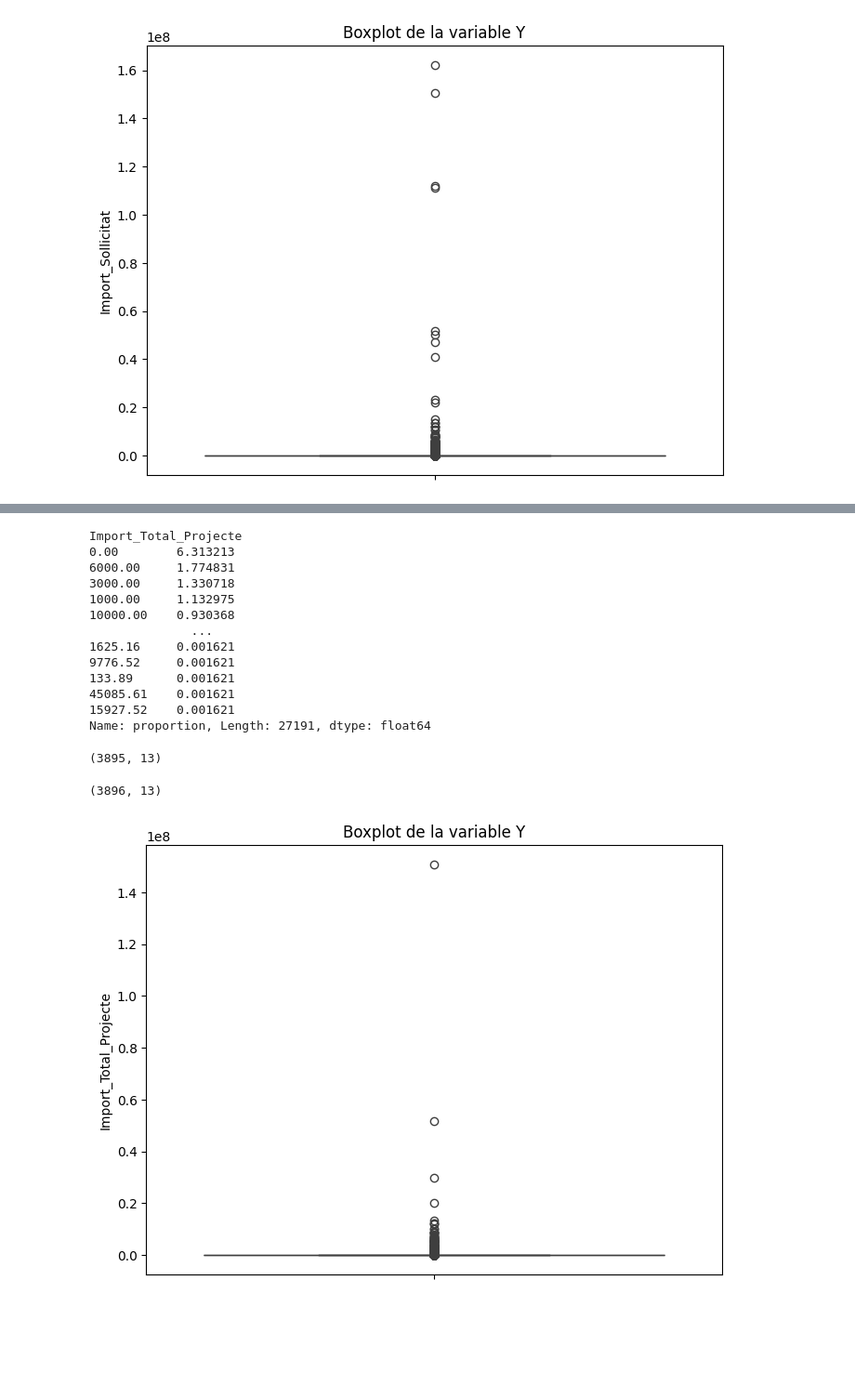
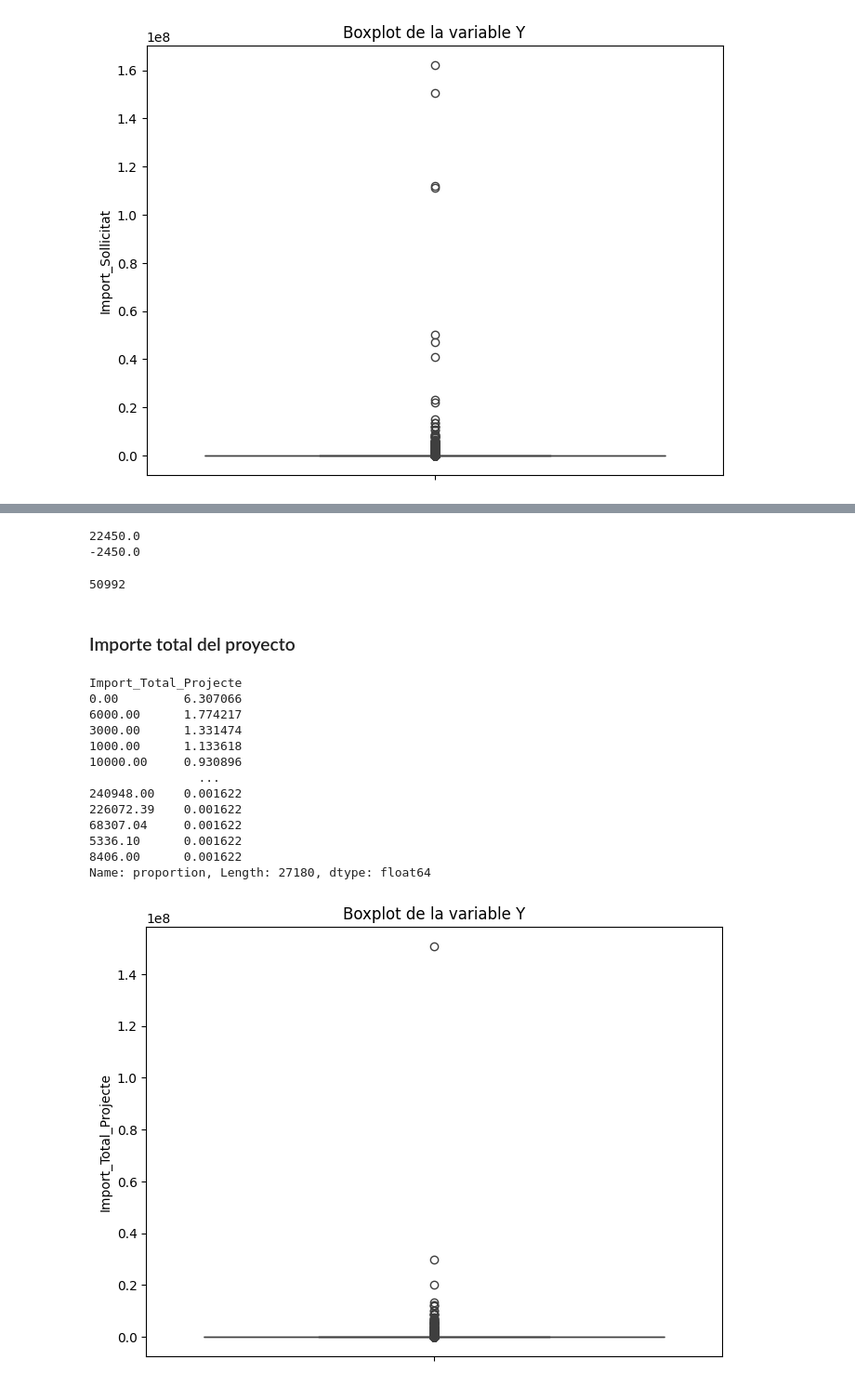
Before and after one commit to haroldavis/proba, a Jupyter notebook: EDA/subvencions.ipynb, the cells around one changed output, grey strips where cells are left out. Shown at 93% size. Cells and saved outputs as stored; diff of their text form; code cells hidden in the pictures; blank space fills up the shorter version.

Commit message:
work in clean dataset subvencions, deleted negatives values in presupuesto entregado

```diff
--- a/EDA/subvencions.ipynb
+++ b/EDA/subvencions.ipynb
@@ -229,0 +443,4 @@ plt.show()
+# %%
+## Eliminamos menores que 0
+print(len(df_subvencions[df_subvencions['Import_Atorgat_Inicial']<0]))
+df_subvencions.drop(df_subvencions[df_subvencions['Import_Atorgat_Inicial']<0].index, inplace=True)
@@ -311,16 +541,33 @@ plt.show()
+# %%
+IQ = Q3 -Q1
+lim_sup = Q3 + 1.5*IQ
+lim_inf = Q3 - 1.5*IQ
+
+print(lim_sup)
+
+print(lim_inf)
+# %% [output]
+22450.0
+-2450.0
+# %%
+len(df_import_solicitado_diferente_cero[df_import_solicitado_diferente_cero['Import_Sollicitat']>100])
+# %% [output]
+50992
+# %% [markdown]
+### Importe total del proyecto
 # %%
 df_subvencions['Import_Total_Projecte'].value_counts(normalize=True)*100
 # %% [output]
 Import_Total_Projecte
-0.00        6.313213
-6000.00     1.774831
-3000.00     1.330718
-1000.00     1.132975
-10000.00    0.930368
-              ...
-1625.16     0.001621
-9776.52     0.001621
-133.89      0.001621
-45085.61    0.001621
-15927.52    0.001621
-Name: proportion, Length: 27191, dtype: float64
+0.00         6.307066
+6000.00      1.774217
+3000.00      1.331474
+1000.00      1.133618
+10000.00     0.930896
+               ...
+240948.00    0.001622
+226072.39    0.001622
+68307.04     0.001622
+5336.10      0.001622
+8406.00      0.001622
+Name: proportion, Length: 27180, dtype: float64
@@ -329,15 +574,7 @@ df_importe_total_proyectado_diferente_cero = df_subvencions[~(df_subvencions['Im
-# %%
-df_subvencions[df_subvencions['Import_Total_Projecte']<0.09].shape
-# %% [output]
-(3895, 13)
-# %%
-df_subvencions[df_subvencions['Import_Total_Projecte']<1].shape
-# %% [output]
-(3896, 13)
 # %%
 plt.figure(figsize=(8, 6))
-sns.boxplot(data=df_importe_total_proyectado_diferente_cero, y='Import_Total_Projecte')
+sns.boxplot(data=df_subvencions, y='Import_Total_Projecte')
 plt.title('Boxplot de la variable Y')
 plt.show()
 # %% [output]
-[figure, old version]
+[figure, new version]
```
Also changed, not shown: parts of 69 cells of this notebook, 1 other file.
